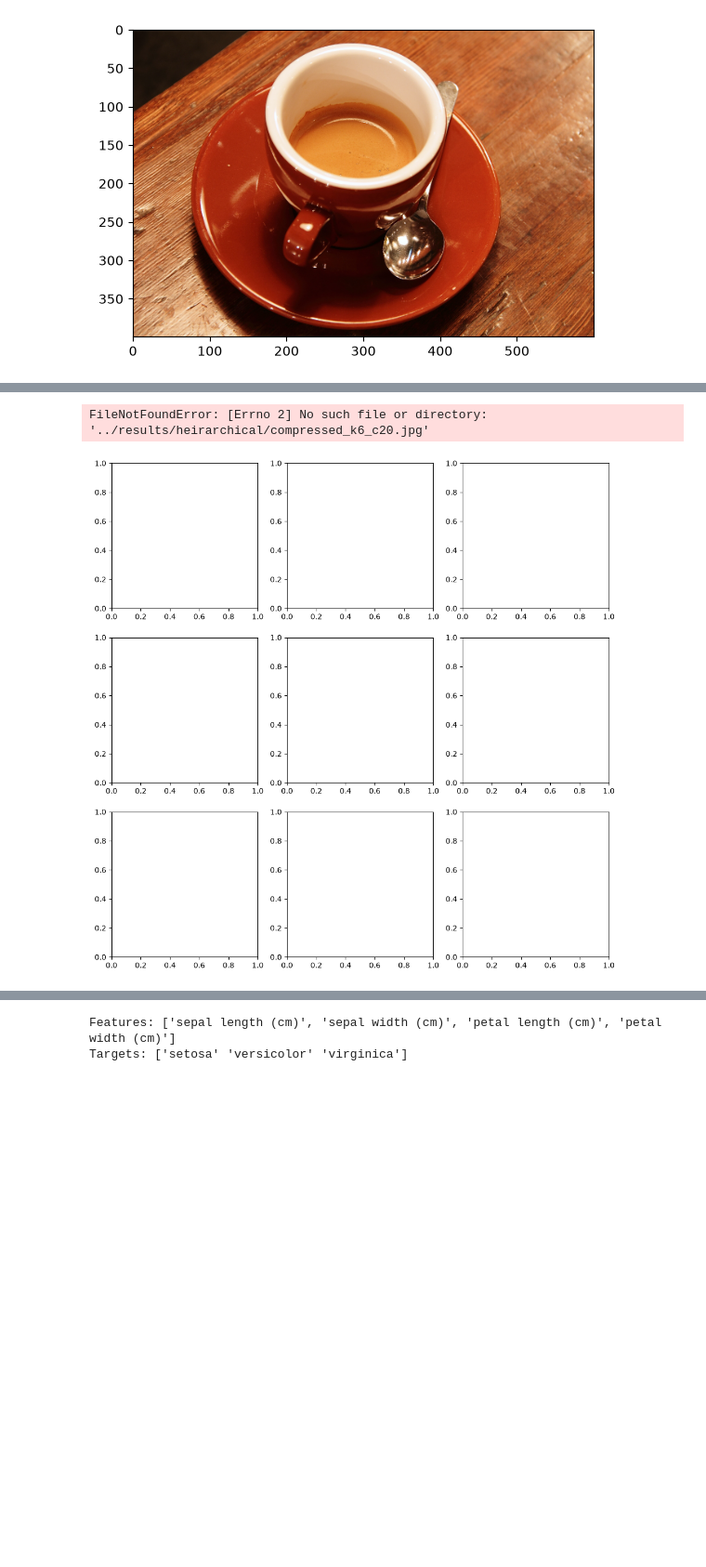
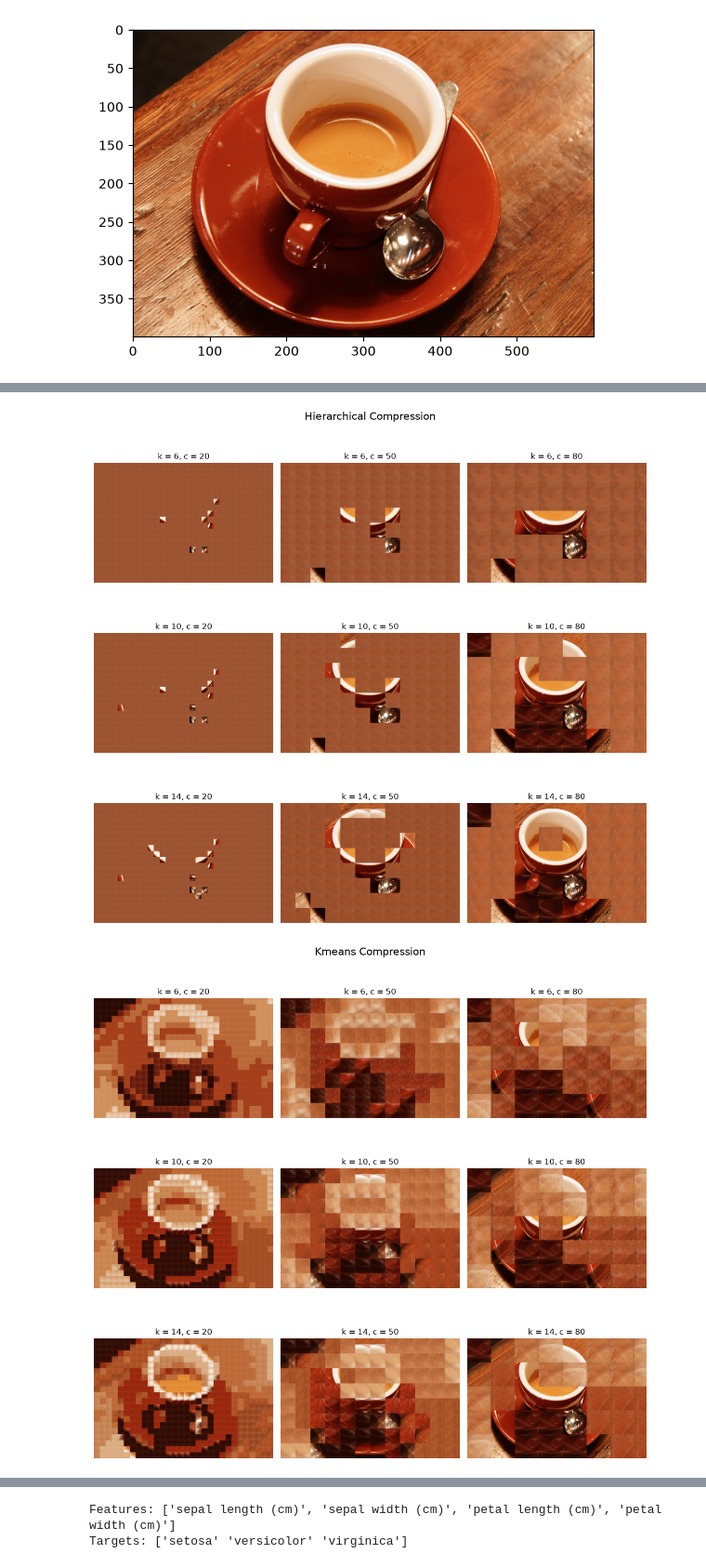
Before and after one commit to HunterFlechsig/ML_coffee_and_iris, a Jupyter notebook: scr/main.ipynb, the cells around one changed output, grey strips where cells are left out. Shown at 93% size. Cells and saved outputs as stored; diff of their text form; code cells hidden in the pictures; blank space fills up the shorter version.

```diff
--- a/scr/main.ipynb
+++ b/scr/main.ipynb
@@ -86,7 +103,7 @@ def agglomerative_hierarchical_compression(windows, clusters):
     return labels
 
 def kmeans_compression(windows, clusters):
-    kmeans = KMeans(n_clusters=clusters, init='k-means++', random_state=42)
+    kmeans = KMeans(n_clusters=clusters, random_state=42)
     kmeans.fit(windows)
     labels = kmeans.labels_
     return labels
@@ -108,15 +125,14 @@ def compression(img, window_size, clusters, output_dir, type):
     reconstructed = reconstruct_image(windows, labels, h, w, window_size)[:original_h, :original_w]
 
     export_jpg(reconstructed, output_dir)
-    compress_rate = get_compression_rate(original_h, original_w, window_size, labels)
+    compress_rate = get_compression_rate(original_h, original_w, window_size, labels, clusters)
     recon_error = get_reconstruction_error(img, reconstructed)
     mse = get_mean_reconstruction_error(img, reconstructed)
 
     return reconstructed, compress_rate, recon_error, mse
 
-def get_compression_rate(h, w, window_size, labels):
+def get_compression_rate(h, w, window_size, labels, k):
     original = h * w * 3 * 8
-    k = len(np.unique(labels))
 
     num_windows = len(labels)
     bits_per_label = math.ceil(math.log2(k))
@@ -147,4 +170,5 @@ def export_jpg(img_arr, ouput_dir):
 # %%
+export_jpg(img, "../results/original.jpg")
 clusters = [6, 10, 14]
 window_sizes = [20, 50, 80]
 
@@ -183,32 +207,49 @@ for compression_type in compression_types:
                 "c": c,
                 "compression_rate": compress_rate,
                 "reconstruction_error": recon_error,
                 "mean_reconstruction_error": mse,
             })
 
             # Add reconstructed image to 3x3 figure
             axes[i, j].imshow(reconstructed)
             axes[i, j].set_title(f"k = {k}, c = {c}")
             axes[i, j].axis("off")
 
     fig.suptitle(
         f"{compression_type.capitalize()} Compression",
         fontsize=16
     )
 
     plt.tight_layout()
     plt.show()
 
 
 # Save everything to one CSV
 results_df = pd.DataFrame(results)
 
+results_df["normalized_mse"] = (
+    results_df["mean_reconstruction_error"]
+    / results_df["mean_reconstruction_error"].max()
+)
+
+results_df["normalized_rate"] = (
+    results_df["compression_rate"]
+    / results_df["compression_rate"].max()
+)
+
+results_df["score"] = (
+    results_df["normalized_mse"]
+    + results_df["normalized_rate"]
+)
+
+results_df.sort_values("score")
+
 results_df.to_csv(
     "../results/results.csv",
     index=False
 )
 
 results_df
 # %% [output]
-FileNotFoundError: [Errno 2] No such file or directory: '../results/heirarchical/compressed_k6_c20.jpg'
-[figure, old version]
+[figure, new version]
+[figure, added]
```
Also changed, not shown: parts of 38 cells of this notebook, 52 other files.
